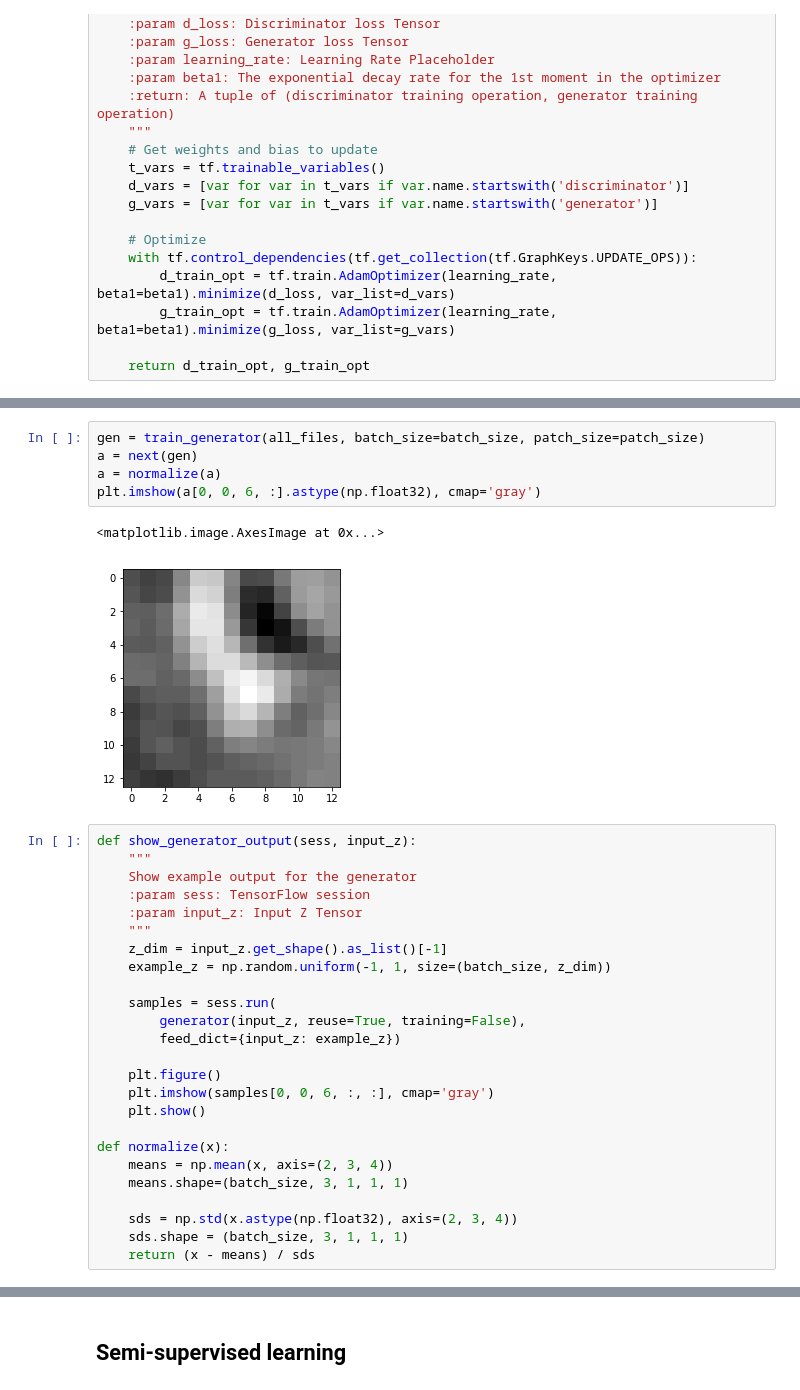
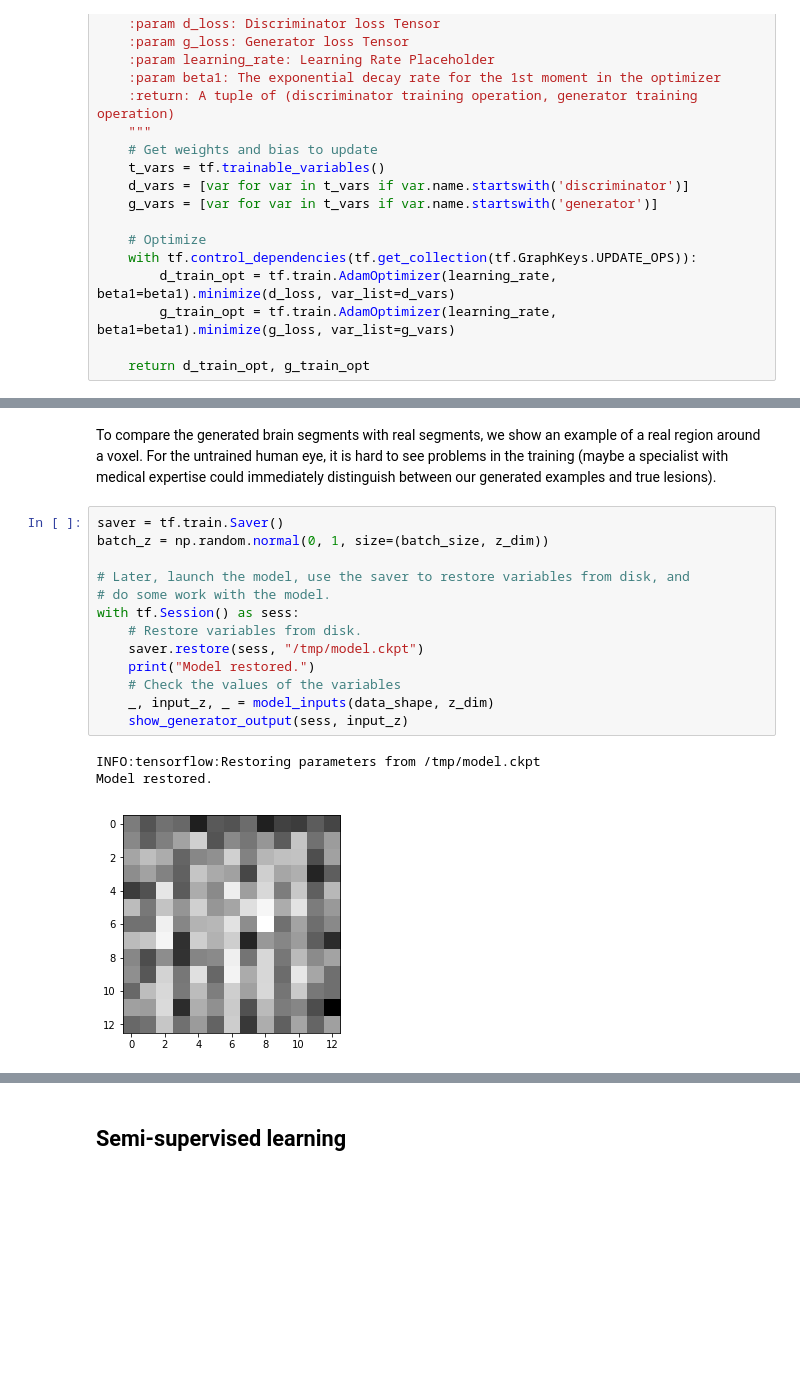
Before and after one commit to NOllAl/CSCI82Project, a Jupyter notebook: CSCI82 - Final project.ipynb, the cells around one changed output, grey strips where cells are left out. Saved outputs shown, nothing was run; the diff lists cells and outputs as text; blank space fills up the shorter version.

```diff
--- a/CSCI82 - Final project.ipynb
+++ b/CSCI82 - Final project.ipynb
@@ -486,33 +449,19 @@ with tf.Graph().as_default():
-# %%
-gen = train_generator(all_files, batch_size=batch_size, patch_size=patch_size)
-a = next(gen)
-a = normalize(a)
-plt.imshow(a[0, 0, 6, :].astype(np.float32), cmap='gray')
-# %% [output]
-<matplotlib.image.AxesImage at 0x...>
-[figure, removed]
-# %%
-def show_generator_output(sess, input_z):
-    """
-    Show example output for the generator
-    :param sess: TensorFlow session
-    :param input_z: Input Z Tensor
-    """
-    z_dim = input_z.get_shape().as_list()[-1]
-    example_z = np.random.uniform(-1, 1, size=(batch_size, z_dim))
-
-    samples = sess.run(
-        generator(input_z, reuse=True, training=False),
-        feed_dict={input_z: example_z})
-
-    plt.figure()
-    plt.imshow(samples[0, 0, 6, :, :], cmap='gray')
-    plt.show()
-
-def normalize(x):
-    means = np.mean(x, axis=(2, 3, 4))
-    means.shape=(batch_size, 3, 1, 1, 1)
-
-    sds = np.std(x.astype(np.float32), axis=(2, 3, 4))
-    sds.shape = (batch_size, 3, 1, 1, 1)
-    return (x - means) / sds
+# %% [markdown]
+To compare the generated brain segments with real segments, we show an example of a real region around a voxel. For the untrained human eye, it is hard to see problems in the training (maybe a specialist with medical expertise could immediately distinguish between our generated examples and true lesions).
+# %%
+saver = tf.train.Saver()
+batch_z = np.random.normal(0, 1, size=(batch_size, z_dim))
+
+# Later, launch the model, use the saver to restore variables from disk, and
+# do some work with the model.
+with tf.Session() as sess:
+    # Restore variables from disk.
+    saver.restore(sess, "/tmp/model.ckpt")
+    print("Model restored.")
+    # Check the values of the variables
+    _, input_z, _ = model_inputs(data_shape, z_dim)
+    show_generator_output(sess, input_z)
+# %% [output]
+INFO:tensorflow:Restoring parameters from /tmp/model.ckpt
+Model restored.
+[figure, added]
```
Also changed, not shown: parts of 13 cells of this notebook.
